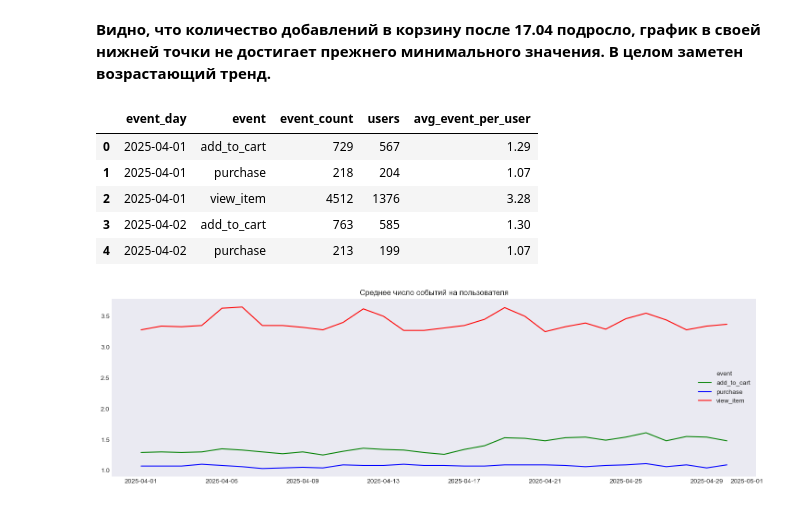
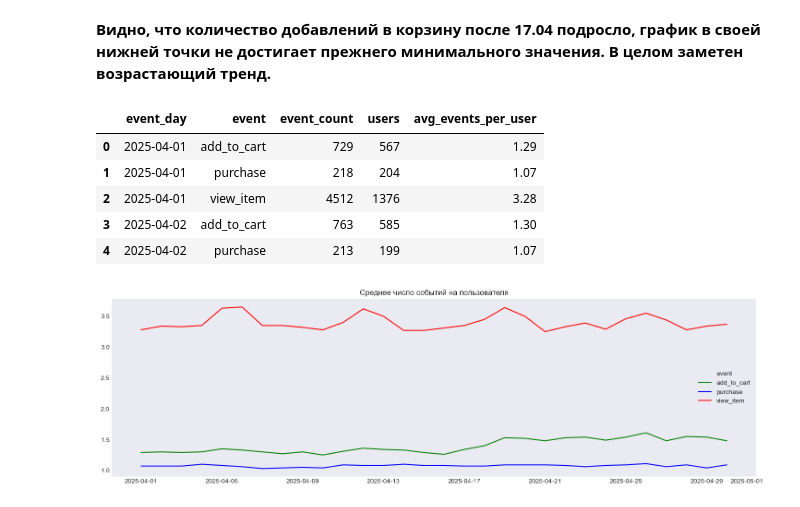
Before and after one commit to zhigaylova/Product_metrics, a Jupyter notebook: HW_1.ipynb, the cells around one changed output. Cells and saved outputs as stored; diff of their text form; code cells hidden in the pictures.

```diff
--- a/HW_1.ipynb
+++ b/HW_1.ipynb
@@ -87,8 +87,7 @@ df.head()
 # %%
 # your code is here
 
-df['event_day']=df['event_ts'].dt.date
-df['event_day']=pd.to_datetime(df['event_day'])
+df['event_day']=df['event_ts'].dt.normalize()
 # %%
 conversion=df.pivot_table(index='event_day', columns='event', values='session_id', aggfunc='nunique') #формирую таблицу для расчета конверсий по сессиям
 # %%
@@ -143,11 +142,11 @@ plt.show()
 # %%
  #среднее количество событий на пользователя
 
 event_per_user=df.query('event in ["add_to_cart", "purchase", "view_item"]').groupby(['event_day', 'event'], as_index=False).agg(event_count=('event', 'size'), users=('user_id', 'nunique'))
-event_per_user['avg_event_per_user']=(event_per_user['event_count']/event_per_user['users']).round(2)
+event_per_user['avg_events_per_user']=(event_per_user['event_count']/event_per_user['users']).round(2)
 event_per_user.head()
 # %% [output]
-|  | event_day | event | event_count | users | avg_event_per_user |
+|  | event_day | event | event_count | users | avg_events_per_user |
 | 0 | 2025-04-01 | add_to_cart | 729 | 567 | 1.29 |
 | 1 | 2025-04-01 | purchase | 218 | 204 | 1.07 |
 | 2 | 2025-04-01 | view_item | 4512 | 1376 | 3.28 |
```
Also changed, not shown: parts of 19 cells of this notebook.
